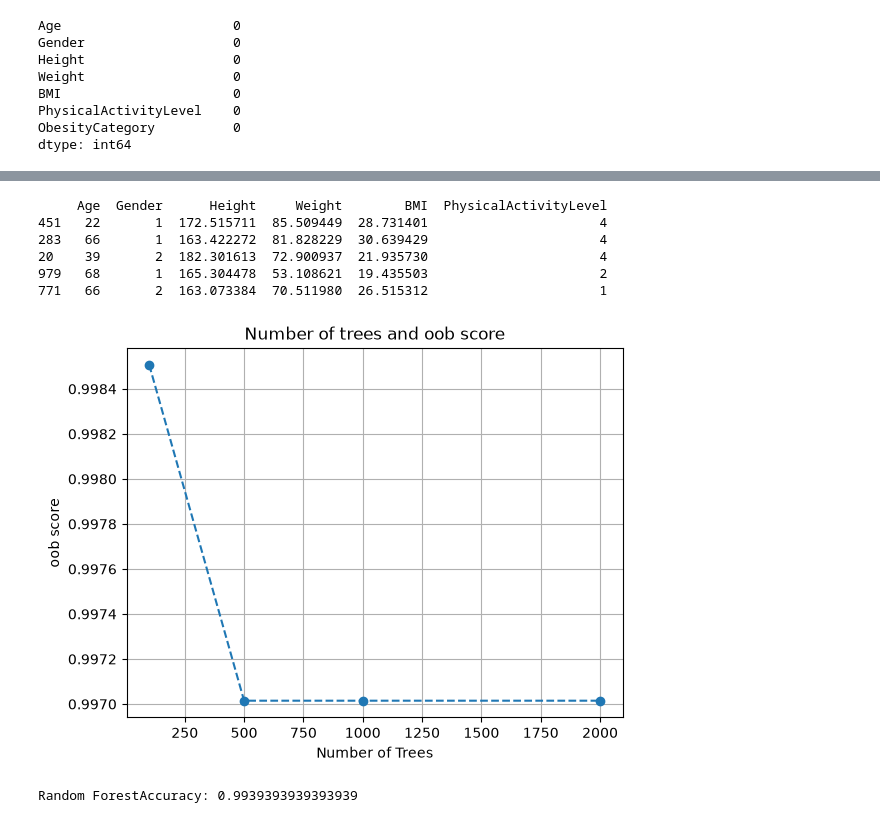
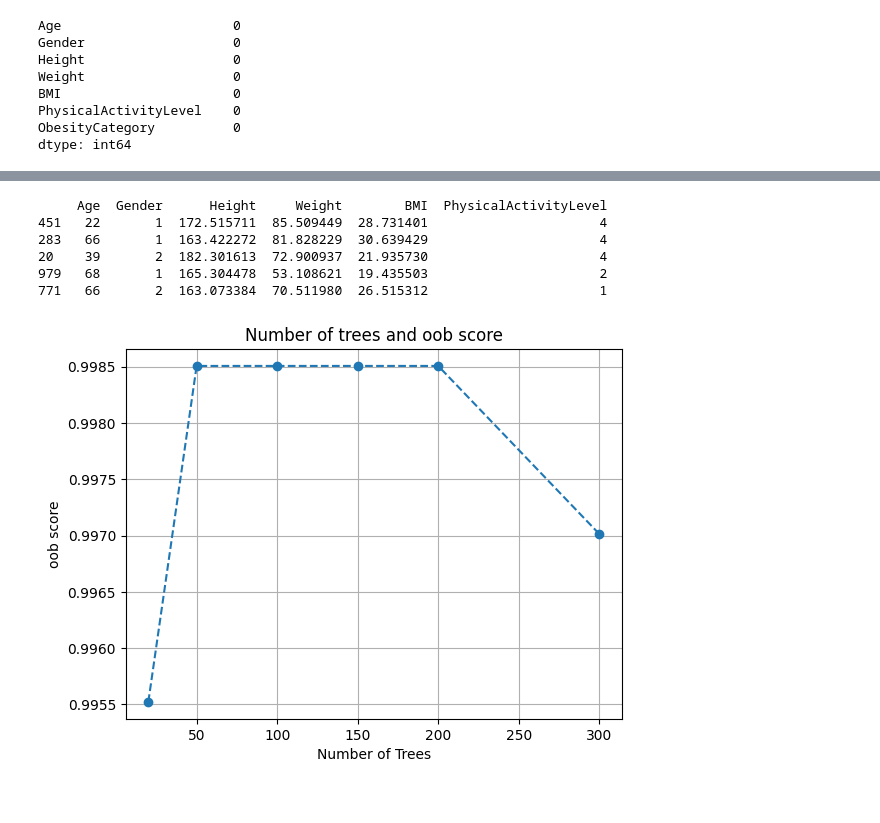
Before and after one commit to asoali67/Capstone, a Jupyter notebook: Capstone.ipynb, the cells around one changed output, grey strips where cells are left out. Cells and saved outputs as stored; diff of their text form; code cells hidden in the pictures.

```diff
--- a/Capstone.ipynb
+++ b/Capstone.ipynb
@@ -89,14 +186,19 @@ From the above graph we notice that the target is not totally balanced and thref
 # %%
 # Splitting the data into training and testing sets
+X = obesity.drop(columns=['ObesityCategory'])
 
-X = obesity.drop(columns=['ObesityCategory'])
-y = obesity['ObesityCategory']
+le = LabelEncoder()
+y = le.fit_transform(obesity['ObesityCategory'])
+
+# Map the encoded values back to actual values
+original_values = le.inverse_transform([0, 1, 2, 3])
+print(original_values)
 
 X_train, X_test, y_train, y_test = train_test_split(X, y, random_state = 42, test_size=0.33, stratify=y)
 
 print(X_train.shape, X_test.shape, y_train.shape, y_test.shape)
 print('==========================================================================')
-print(y_train.head())
+print(y_train[:10])
 print('==========================================================================')
 print(X_train.head())
 # %% [output]
@@ -123,37 +216,31 @@ plt.show()
-# %%
-#encoding categorical variables using one-hot encoding
-encoder = ce.OrdinalEncoder(cols=['Gender'])
-X_train = encoder.fit_transform(X_train)
-X_test = encoder.fit_transform(X_test)
-
-print(X_train.head())
-# %% [output]
-     Age  Gender      Height     Weight        BMI  PhysicalActivityLevel
-451   22       1  172.515711  85.509449  28.731401                      4
-283   66       1  163.422272  81.828229  30.639429                      4
-20    39       2  182.301613  72.900937  21.935730                      4
-979   68       1  165.304478  53.108621  19.435503                      2
-771   66       2  163.073384  70.511980  26.515312                      1
+# %%
+#encoding categorical variables using one-hot encoding
+encoder = ce.OrdinalEncoder(cols=['Gender'])
+X_train = encoder.fit_transform(X_train)
+X_test = encoder.fit_transform(X_test)
+
+print(X_train.head())
+# %% [output]
+     Age  Gender      Height     Weight        BMI  PhysicalActivityLevel
+451   22       1  172.515711  85.509449  28.731401                      4
+283   66       1  163.422272  81.828229  30.639429                      4
+20    39       2  182.301613  72.900937  21.935730                      4
+979   68       1  165.304478  53.108621  19.435503                      2
+771   66       2  163.073384  70.511980  26.515312                      1
 # %%
-# I am just going to use the Random Forest Classifier for this project. I will use the out-of-bag score to evaluate the model. I will also use the feature importances to select the most important features for the model.
-n_trees = [100, 500, 1000, 2000]
+# First I am just going to use the Random Forest Classifier for this project.
+# I will use the out-of-bag score to evaluate the model. I will also use the feature importances to select the most important features for the model.
+
+n_trees = [20, 50, 100, 150, 200, 300]
 oob_scores = []
 for i in n_trees:
-    forest = RandomForestClassifier(oob_score= True, random_state=42, n_estimators=i).fit(X_train,y_train)
-    oob_scores.append(forest.oob_score_)
+    rf = RandomForestClassifier(oob_score= True, random_state=42, n_estimators=i).fit(X_train,y_train)
+    oob_scores.append(rf.oob_score_)
 
 plt.plot(n_trees, oob_scores, '--o')
 plt.grid()
 plt.title('Number of trees and oob score')
 plt.xlabel('Number of Trees')
 plt.ylabel("oob score");
 # %% [output]
-[figure, old version]
+[figure, new version]
-# %%
-# Random Forest with 500 trees and out-of-bag score
-forest = RandomForestClassifier(oob_score= True, random_state=42, n_estimators=500).fit(X_train,y_train)
-y_pred = forest.predict(X_test)
-
-print('Random ForestAccuracy:', accuracy_score(y_test, y_pred))
-# %% [output]
-Random ForestAccuracy: 0.9939393939393939
```
Also changed, not shown: parts of 37 cells of this notebook.
